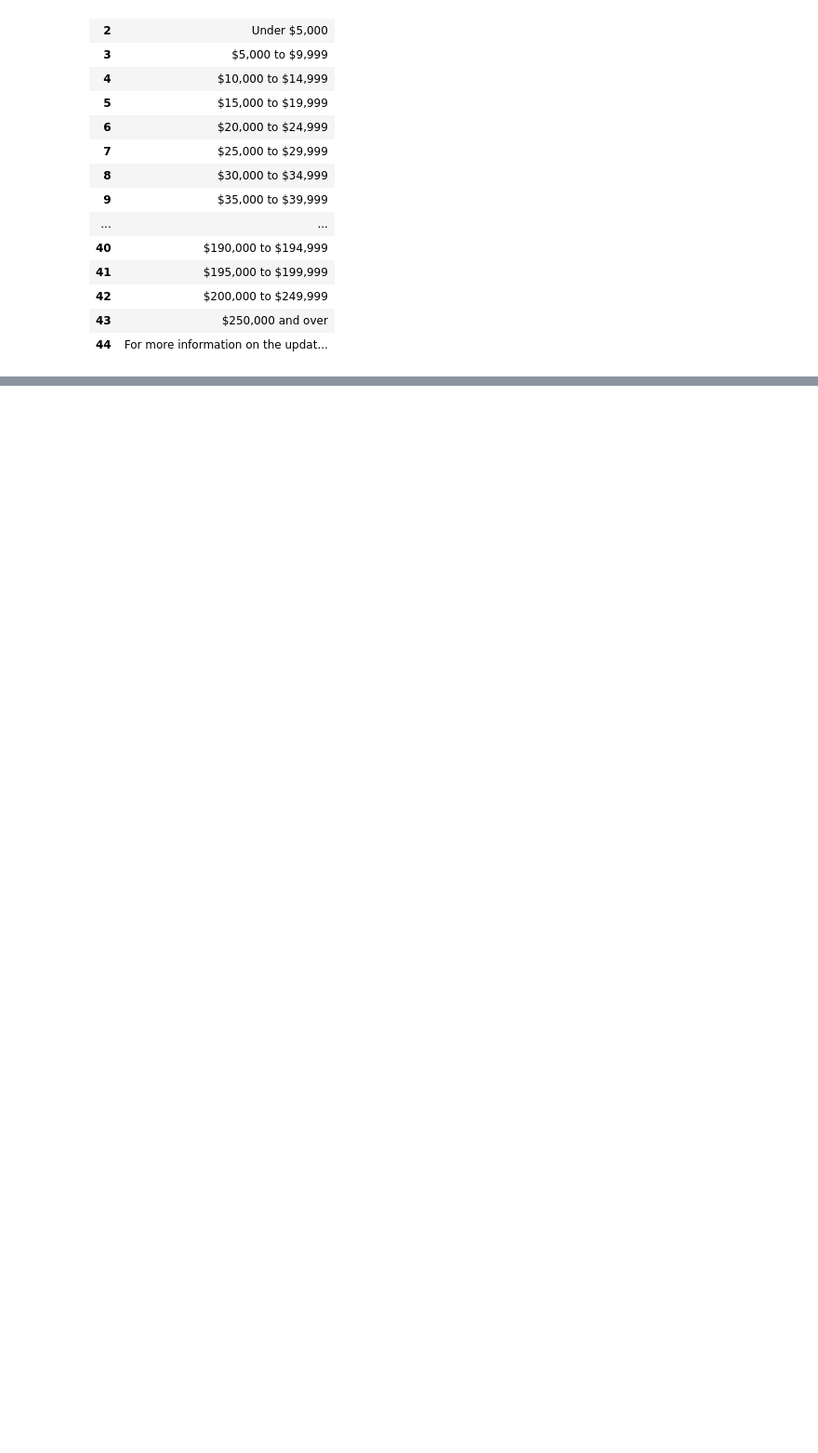
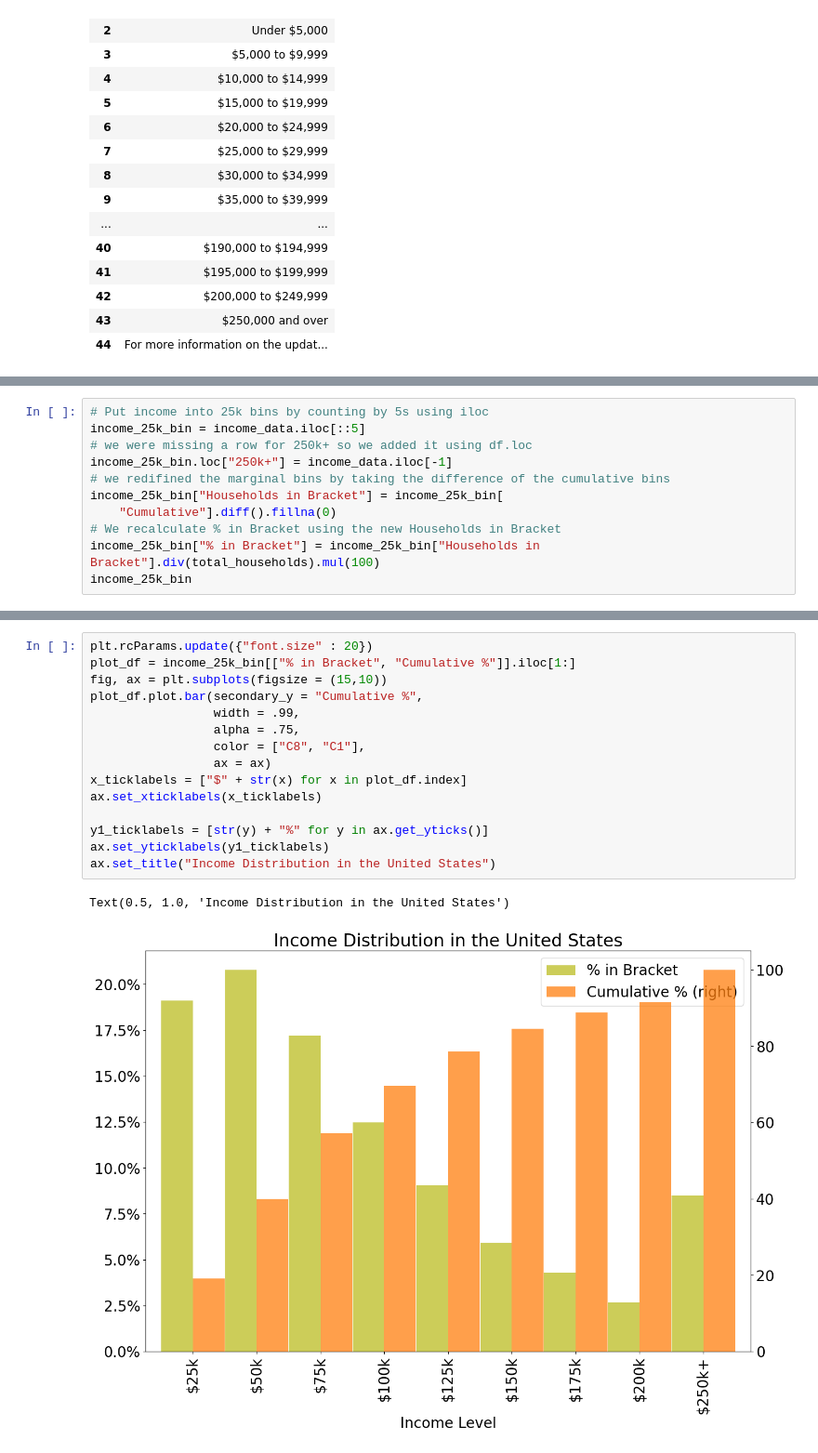
Before and after one commit to MattKrepp1/Econ-411, a Jupyter notebook: In Class Projects/Project 4 - Chapter 3.ipynb, the cells around one changed output, grey strips where cells are left out. Shown at 93% size. Saved outputs shown, nothing was run; the diff lists cells and outputs as text; blank space fills up the shorter version.

```diff
--- a/In Class Projects/Project 4 - Chapter 3.ipynb
+++ b/In Class Projects/Project 4 - Chapter 3.ipynb
@@ -356,0 +427,11 @@ income_levels
+# %%
+# Put income into 25k bins by counting by 5s using iloc
+income_25k_bin = income_data.iloc[::5]
+# we were missing a row for 250k+ so we added it using df.loc
+income_25k_bin.loc["250k+"] = income_data.iloc[-1]
+# we redifined the marginal bins by taking the difference of the cumulative bins
+income_25k_bin["Households in Bracket"] = income_25k_bin[
+    "Cumulative"].diff().fillna(0)
+# We recalculate % in Bracket using the new Households in Bracket
+income_25k_bin["% in Bracket"] = income_25k_bin["Households in Bracket"].div(total_households).mul(100)
+income_25k_bin
@@ -356,0 +465,18 @@ income_levels
+# %%
+plt.rcParams.update({"font.size" : 20})
+plot_df = income_25k_bin[["% in Bracket", "Cumulative %"]].iloc[1:]
+fig, ax = plt.subplots(figsize = (15,10))
+plot_df.plot.bar(secondary_y = "Cumulative %",
+                 width = .99,
+                 alpha = .75,
+                 color = ["C8", "C1"],
+                 ax = ax)
+x_ticklabels = ["$" + str(x) for x in plot_df.index]
+ax.set_xticklabels(x_ticklabels)
+
+y1_ticklabels = [str(y) + "%" for y in ax.get_yticks()]
+ax.set_yticklabels(y1_ticklabels)
+ax.set_title("Income Distribution in the United States")
+# %% [output]
+Text(0.5, 1.0, 'Income Distribution in the United States')
+[figure, added]
```
Also changed, not shown: parts of 5 cells of this notebook.
